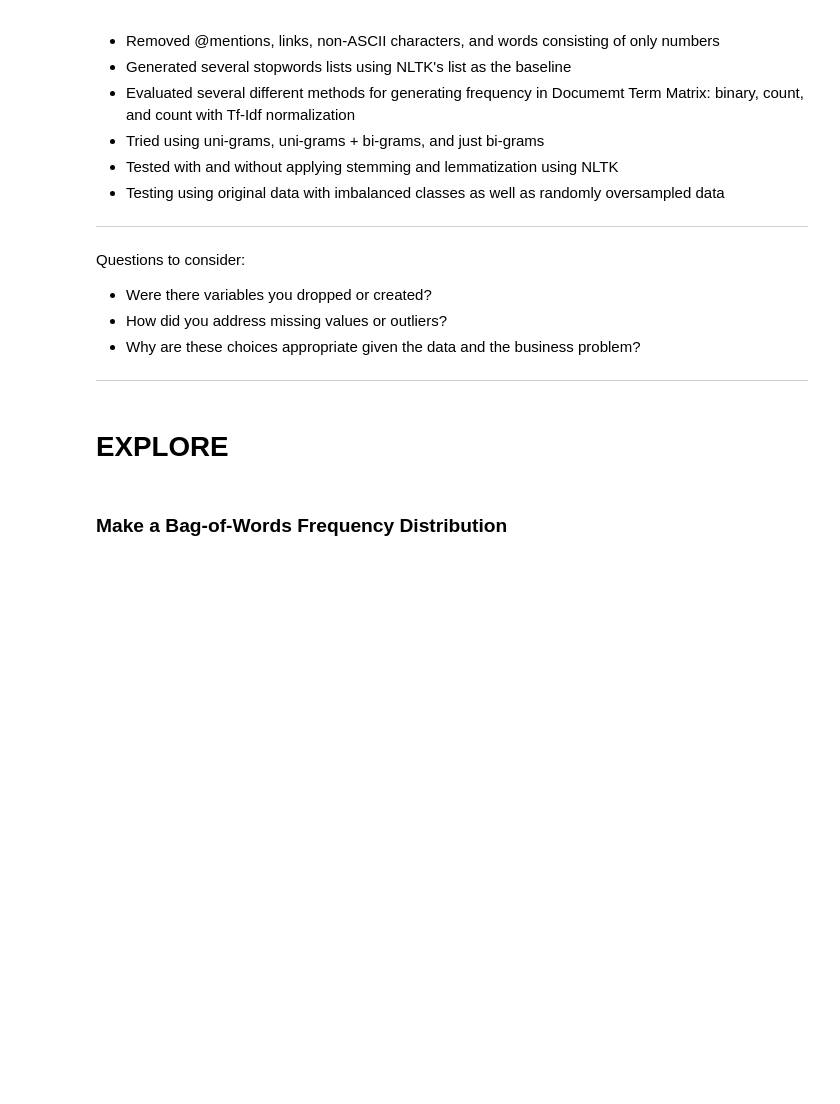
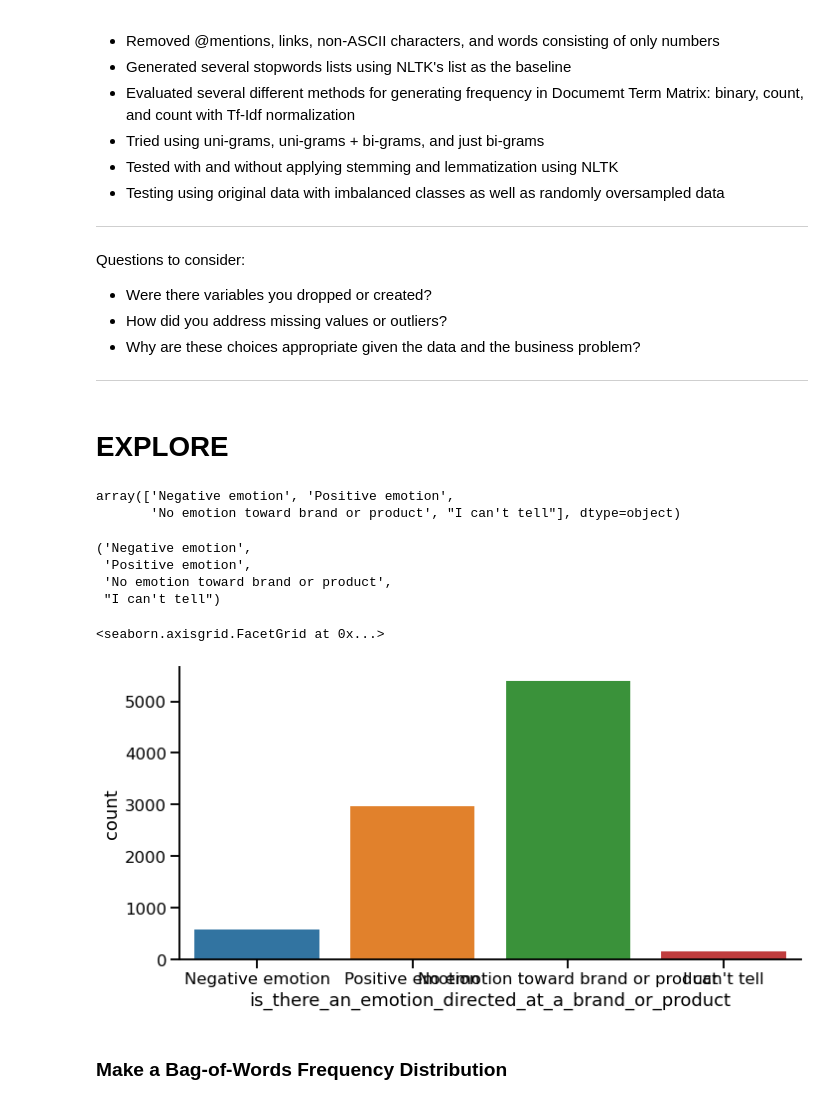
Before and after one commit to rcauvy/product-review-analysis-nlp, a Jupyter notebook: index.ipynb, the cells around one changed output. Saved outputs shown, nothing was run; the diff lists cells and outputs as text; code cells hidden in the pictures; blank space fills up the shorter version.

```diff
--- a/index.ipynb
+++ b/index.ipynb
@@ -349,6 +349,27 @@ Questions to consider:
 ***
 # %% [markdown]
 # EXPLORE
+# %%
+df['is_there_an_emotion_directed_at_a_brand_or_product'].unique()
+# %% [output]
+array(['Negative emotion', 'Positive emotion',
+       'No emotion toward brand or product', "I can't tell"], dtype=object)
+# %%
+sentiment_order = ('Negative emotion', 'Positive emotion',
+       'No emotion toward brand or product', "I can't tell")
+
+sentiment_order
+# %% [output]
+('Negative emotion',
+ 'Positive emotion',
+ 'No emotion toward brand or product',
+ "I can't tell")
+# %%
+## Overall sentiment distribution
+sns.catplot(data=df,x='is_there_an_emotion_directed_at_a_brand_or_product',kind='count',order=sentiment_order,aspect=2)
+# %% [output]
+<seaborn.axisgrid.FacetGrid at 0x...>
+[figure, added]
 # %%
 # FreqDist viz
 # %% [markdown]
```
